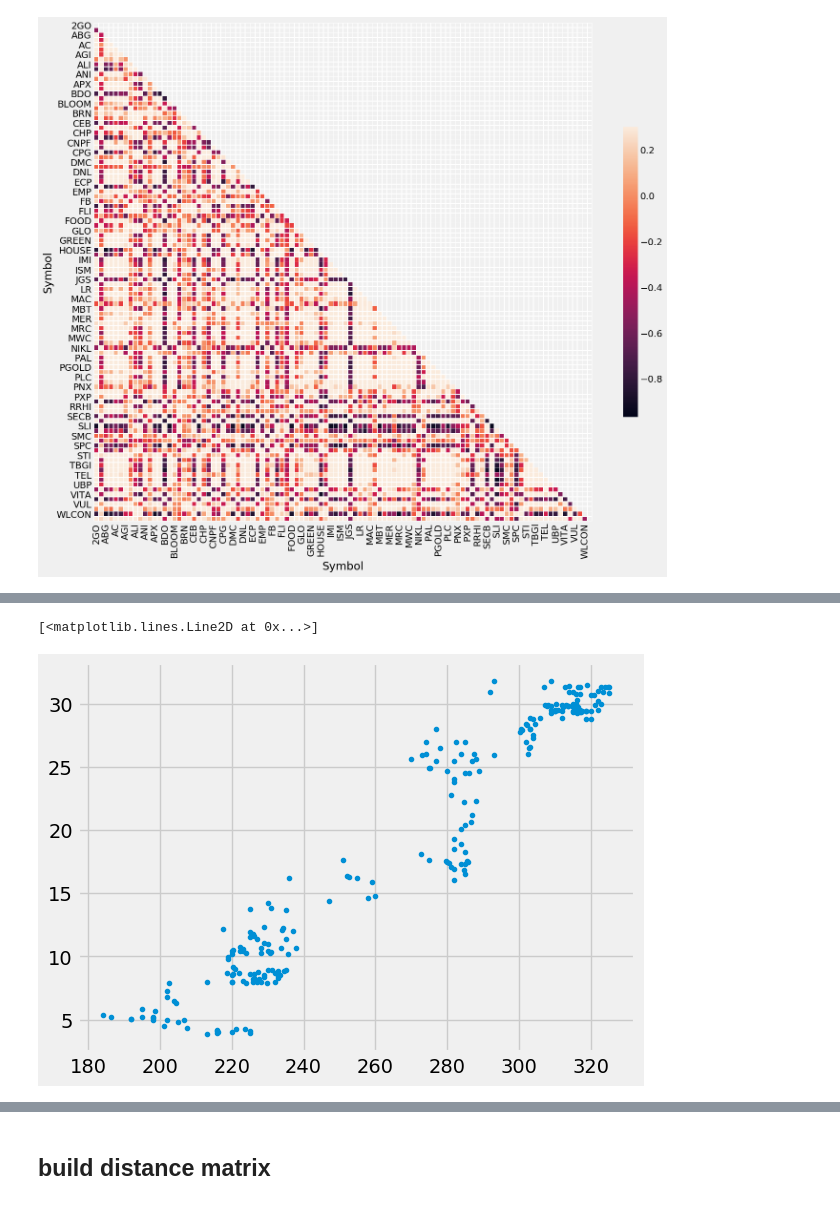
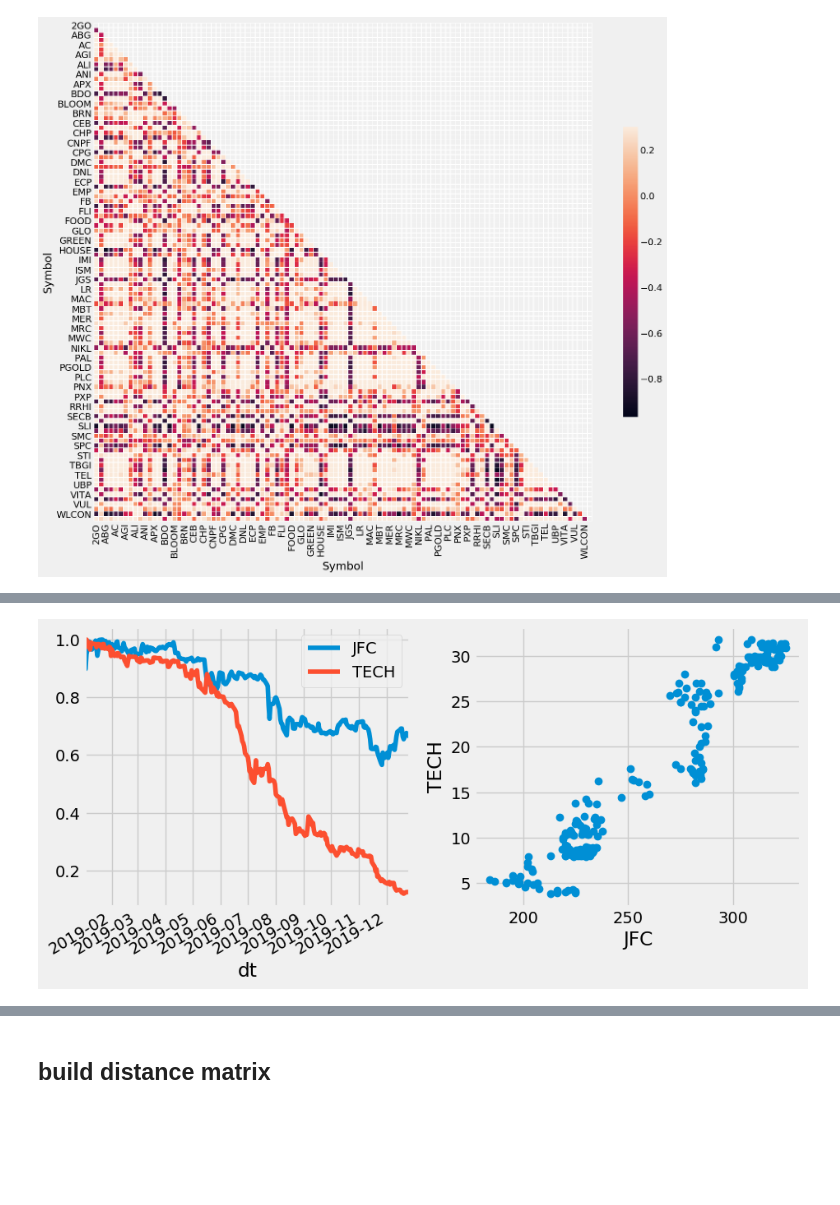
Before and after one commit to enzoampil/fastquant, a Jupyter notebook: examples/network_analysis.ipynb, the cells around one changed output, grey strips where cells are left out. Cells and saved outputs as stored; diff of their text form; code cells hidden in the pictures; blank space fills up the shorter version.

Commit message:
add label and color to network

```diff
--- a/examples/network_analysis.ipynb
+++ b/examples/network_analysis.ipynb
@@ -52,7 +52,7 @@ df.head()
 5 rows × 252 columns
 # %%
 #choose recent data
-df = df[(df.index > '2019-1-1') & (df.index <= '2020-1-1')]
+df = df[(df.index >= '2019-1-1') & (df.index <= '2020-1-1')]
 df
 # %% [output]
 | Symbol | 2GO | AAA | AB | ABA | ABG | ABS | AC | ACE | ACEPH | ACEX | ... | ... |
@@ -71,7 +71,7 @@ df
 243 rows × 252 columns
 # %%
 #remove columns with NaNs
-df = df.dropna(axis=1)
+df.dropna(axis=1, inplace=True)
 # %% [markdown]
 ## Build correlation matrix
 # %%
@@ -126,5 +100,28 @@ pl.plot(df.JFC, df.SLI, '.')
-# %%
-pl.plot(df.JFC, df.TECH, '.')
-# %% [output]
-[<matplotlib.lines.Line2D at 0x...>]
-[figure, removed]
+# %%
+def plot_corr(symbol, positive=True, rescale=True):
+    corr = price_corr[symbol].sort_values(ascending=True)
+
+    fig, ax = pl.subplots(1,2, figsize=(10,5))
+
+    if positive:
+        symbol2 = corr.index[-2]
+    else:
+        symbol2 = corr.index[0]
+
+    if rescale:
+        d1 = df[symbol]/df[symbol].max()
+        d2 = df[symbol2]/df[symbol2].max()
+        _ = d1.plot(ax=ax[0], label=symbol)
+        d2.apply(lambda x: x).plot(ax=ax[0], label=symbol2)
+    else:
+        _ = df[symbol].plot(ax=ax[0], label=symbol)
+        df[symbol2].plot(ax=ax[0], label=symbol2)
+    ax[0].legend()
+
+    ax[1].plot(df[symbol], df[symbol2], 'o')
+    pl.setp(ax[1], xlabel=symbol, ylabel=symbol2)
+    return fig
+# %%
+fig = plot_corr('JFC', positive=True);
+# %% [output]
+[figure, added]
```
Also changed, not shown: parts of 12 cells of this notebook.
